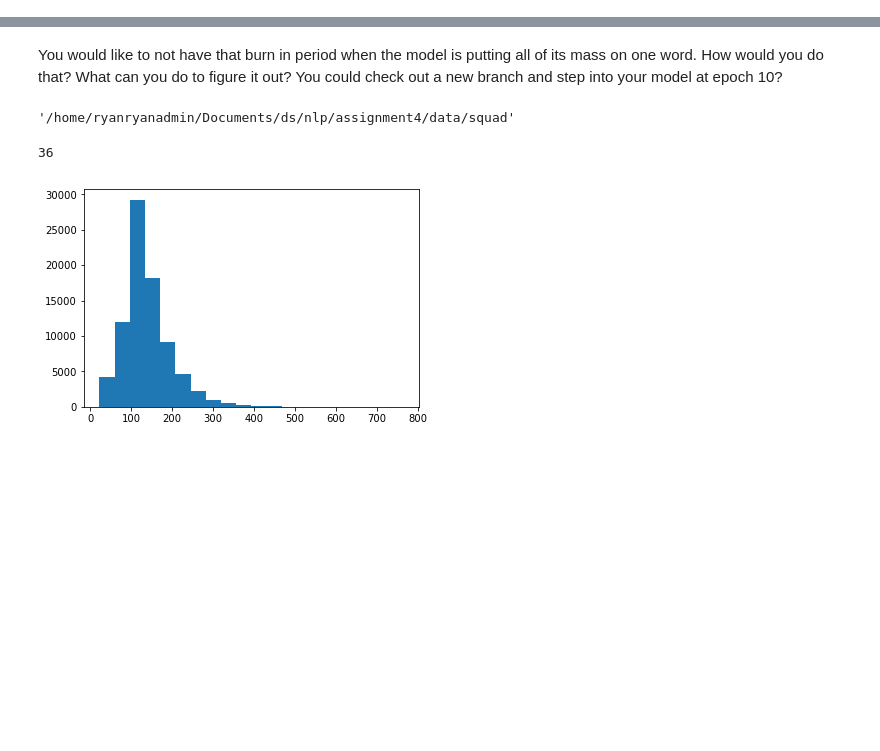
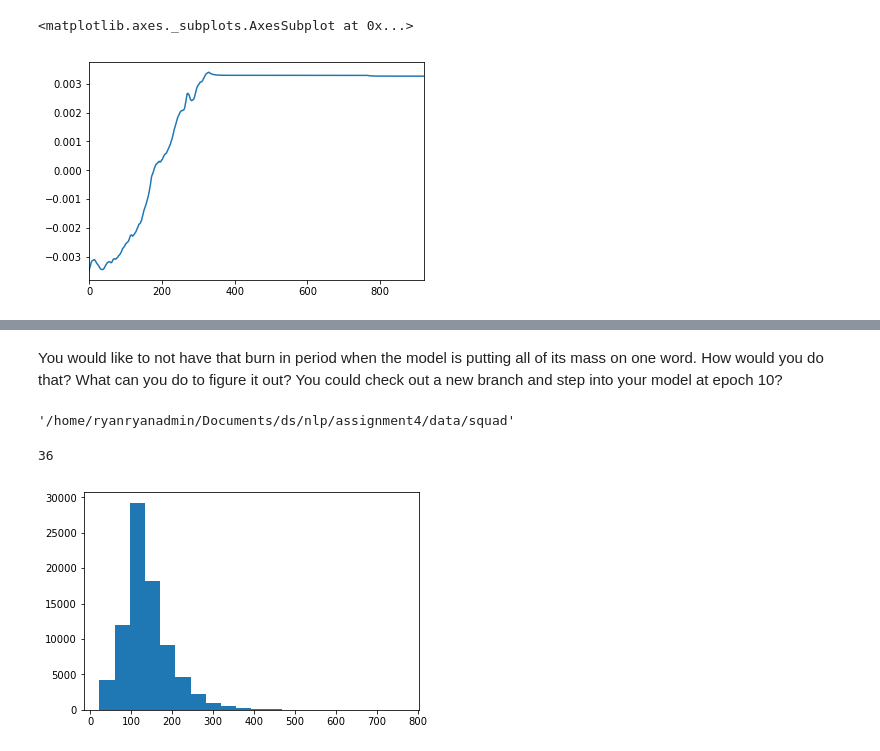
Before and after one commit to ryankresse/nlp_qa, a Jupyter notebook: explore_data.ipynb, the cells around one changed output, grey strips where cells are left out. Drawn from its saved outputs; the diff is of its cells as text; code cells hidden in the pictures; blank space fills up the shorter version.

```diff
--- a/explore_data.ipynb
+++ b/explore_data.ipynb
@@ -30,0 +27,2 @@ end_df.max(axis=1).hist()
+# %%
+beg_weights_1 = pd.read_csv('beg_mlp_weight_1.csv')
@@ -30,0 +35,5 @@ end_df.max(axis=1).hist()
+# %%
+beg_weights_1.Value.plot()
+# %% [output]
+<matplotlib.axes._subplots.AxesSubplot at 0x...>
+[figure, added]
```
Also changed, not shown: parts of 21 cells of this notebook, 5 other files.
